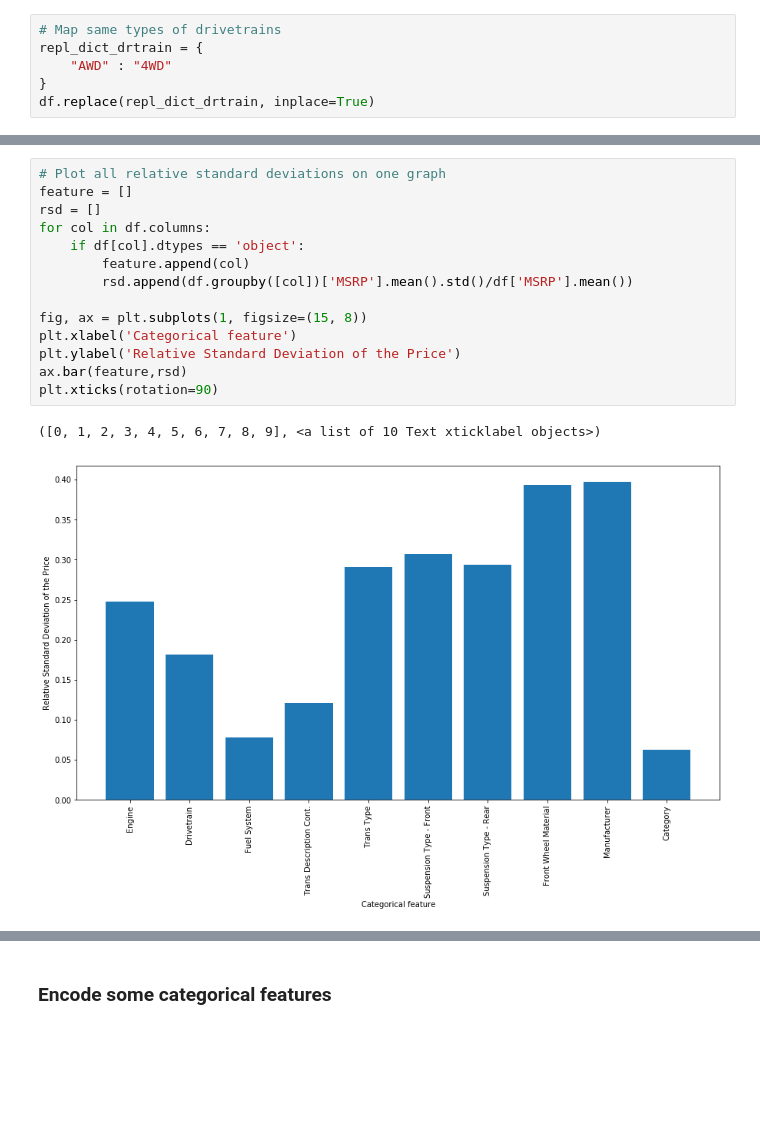
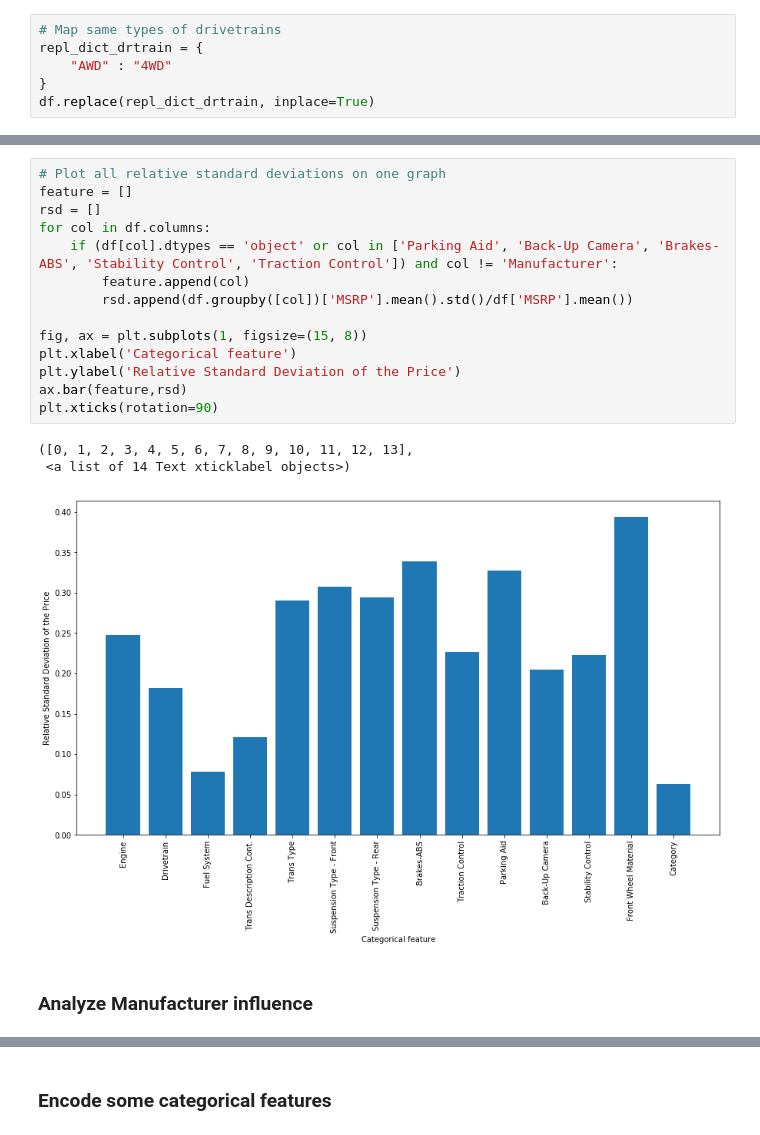
Before and after one commit to taagitacc/car-price-factors, a Jupyter notebook: price_analysis.ipynb, the cells around one changed output, grey strips where cells are left out. Cells and saved outputs as stored; diff of their text form; blank space fills up the shorter version.

Commit message:
Additional charts for manufacturer

```diff
--- a/price_analysis.ipynb
+++ b/price_analysis.ipynb
@@ -248,17 +274,20 @@ Relative standard deviation: 0.06295062346792163
 # %%
 # Plot all relative standard deviations on one graph
 feature = []
 rsd = []
 for col in df.columns:
-    if df[col].dtypes == 'object':
+    if (df[col].dtypes == 'object' or col in ['Parking Aid', 'Back-Up Camera', 'Brakes-ABS', 'Stability Control', 'Traction Control']) and col != 'Manufacturer':
         feature.append(col)
         rsd.append(df.groupby([col])['MSRP'].mean().std()/df['MSRP'].mean())
 
 fig, ax = plt.subplots(1, figsize=(15, 8))
 plt.xlabel('Categorical feature')
 plt.ylabel('Relative Standard Deviation of the Price')
 ax.bar(feature,rsd)
 plt.xticks(rotation=90)
 # %% [output]
-([0, 1, 2, 3, 4, 5, 6, 7, 8, 9], <a list of 10 Text xticklabel objects>)
+([0, 1, 2, 3, 4, 5, 6, 7, 8, 9, 10, 11, 12, 13],
+ <a list of 14 Text xticklabel objects>)
-[figure, old version]
+[figure, new version]
+# %% [markdown]
+### Analyze Manufacturer influence
```
Also changed, not shown: parts of 34 cells of this notebook.
